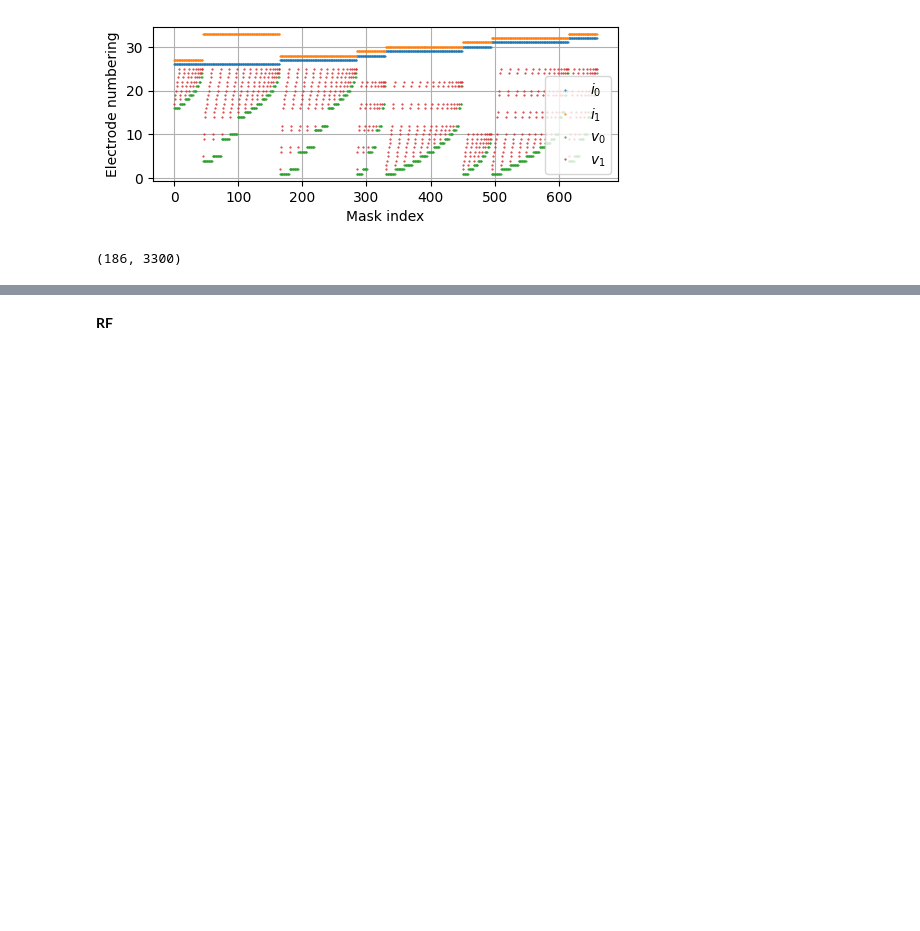
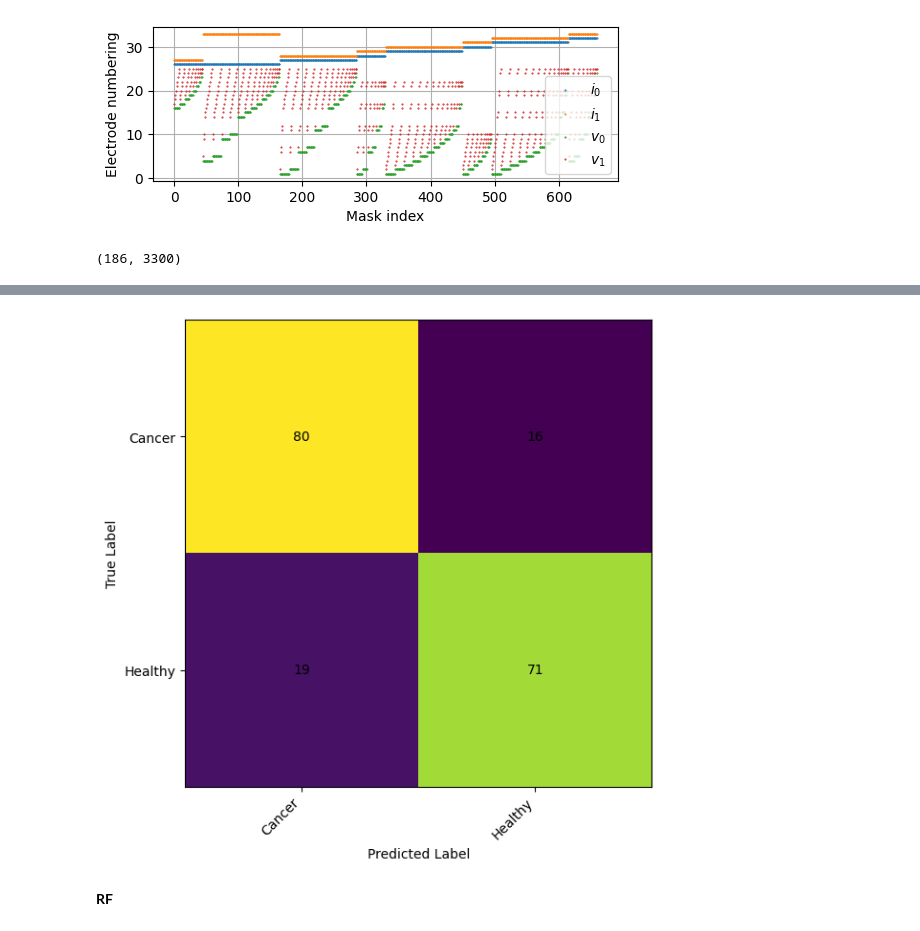
Before and after one commit to EITLabworks/IIVV-Evaluation, a Jupyter notebook: Results.ipynb, the cells around one changed output, grey strips where cells are left out. Cells and saved outputs as stored; diff of their text form; code cells hidden in the pictures; blank space fills up the shorter version.

```diff
--- a/Results.ipynb
+++ b/Results.ipynb
@@ -20,6 +20,27 @@ warnings.filterwarnings("ignore")
 IIVV = np.loadtxt("source/IIVV_patterns.txt", dtype=int)
 mask = Masking(IIVV)
 mask.prints = False
+# %%
+from sklearn.metrics import confusion_matrix
+
+
+def plot_cm(y_true, y_score, classes):
+    y_pred = np.argmax(y_score, axis=1)
+    cm = confusion_matrix(y_true, y_pred)
+
+    fig, ax = plt.subplots(figsize=(6, 6))
+    im = ax.imshow(cm)
+    ax.set_xlabel("Predicted Label")
+    ax.set_ylabel("True Label")
+    ax.set_xticks(np.arange(len(classes)))
+    ax.set_yticks(np.arange(len(classes)))
+    ax.set_xticklabels(classes, rotation=45, ha="right")
+    ax.set_yticklabels(classes)
+    for i in range(cm.shape[0]):
+        for j in range(cm.shape[1]):
+            ax.text(j, i, cm[i, j], ha="center", va="center")
+    plt.tight_layout()
+    plt.show()
 # %%
 # define number of group splits
 cv = GroupKFold(n_splits=5)
@@ -117,3 +138,7 @@ ResultsROCAUC(
+# %%
+plot_cm(y_true, y_score, classes=["Cancer", "Healthy"])
+# %% [output]
+[figure, added]
 # %% [markdown]
 **RF**
 # %%
```
Also changed, not shown: parts of 18 cells of this notebook, 5 other files.
